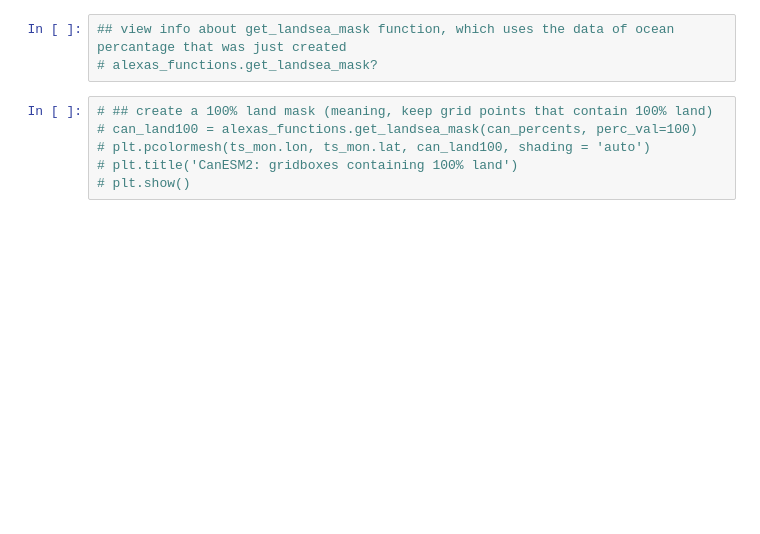
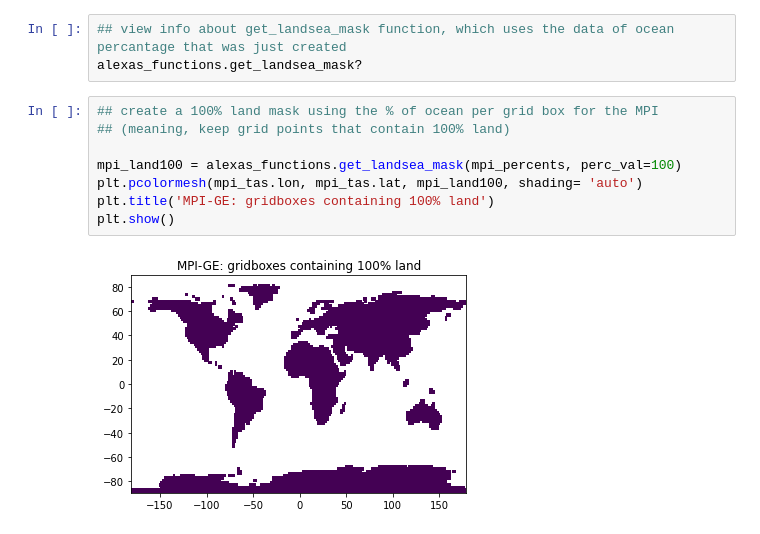
Before and after one commit to alexazabaske/tamu_projects, a Jupyter notebook: Land_Sea_Masking.ipynb, the cells around one changed output. Cells and saved outputs as stored; diff of their text form; blank space fills up the shorter version.

```diff
--- a/Land_Sea_Masking.ipynb
+++ b/Land_Sea_Masking.ipynb
@@ -203,10 +87,14 @@ for ym in range(mpi_tas['time'].size):
 # %%
 ## view info about get_landsea_mask function, which uses the data of ocean percantage that was just created
-# alexas_functions.get_landsea_mask?
+alexas_functions.get_landsea_mask?
 # %%
-# ## create a 100% land mask (meaning, keep grid points that contain 100% land)
-# can_land100 = alexas_functions.get_landsea_mask(can_percents, perc_val=100)
-# plt.pcolormesh(ts_mon.lon, ts_mon.lat, can_land100, shading = 'auto')
-# plt.title('CanESM2: gridboxes containing 100% land')
-# plt.show()
+## create a 100% land mask using the % of ocean per grid box for the MPI
+## (meaning, keep grid points that contain 100% land)
+
+mpi_land100 = alexas_functions.get_landsea_mask(mpi_percents, perc_val=100)
+plt.pcolormesh(mpi_tas.lon, mpi_tas.lat, mpi_land100, shading= 'auto')
+plt.title('MPI-GE: gridboxes containing 100% land')
+plt.show()
+# %% [output]
+[figure, added]
 # %%
```
Also changed, not shown: parts of 23 cells of this notebook, 1 other file.
